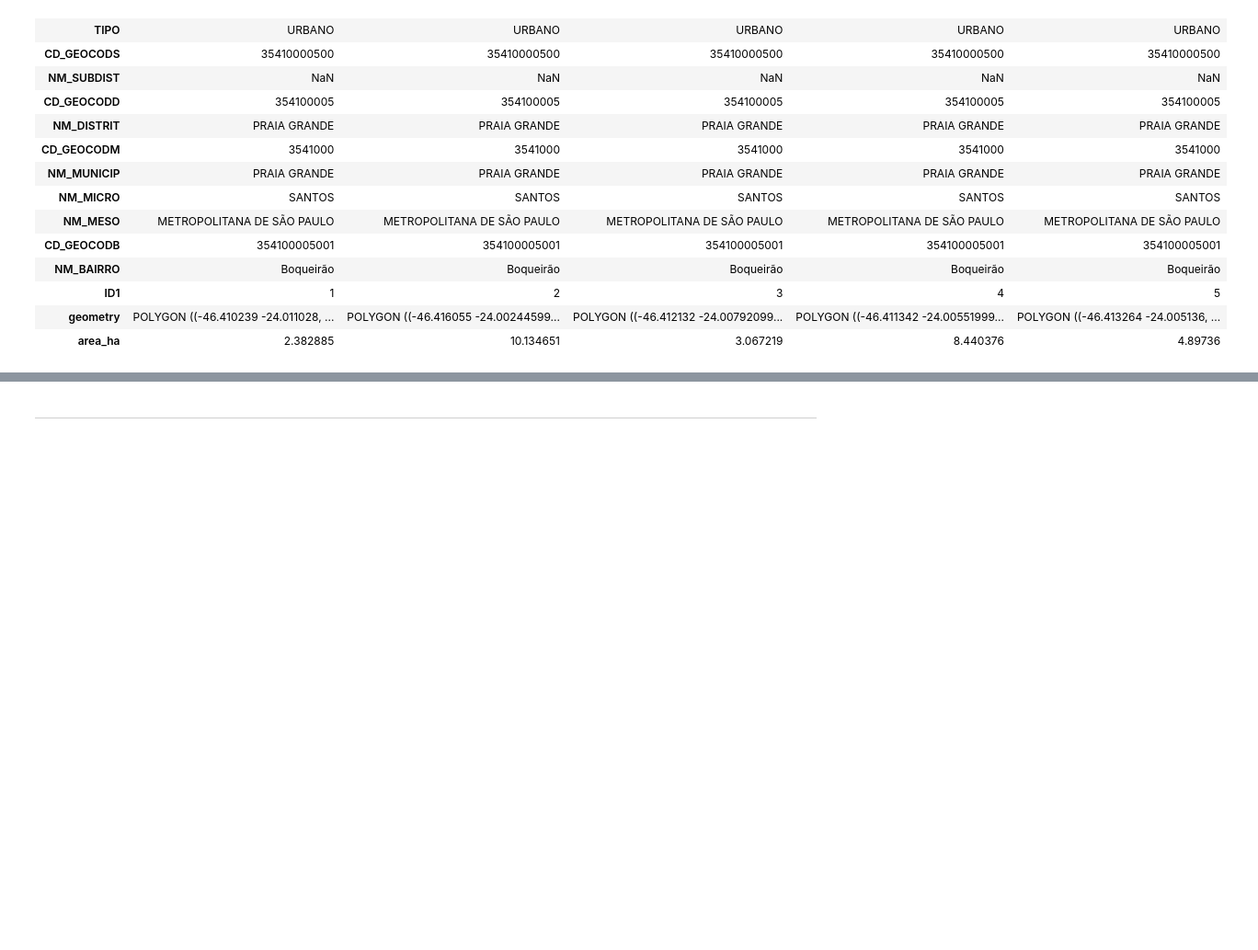
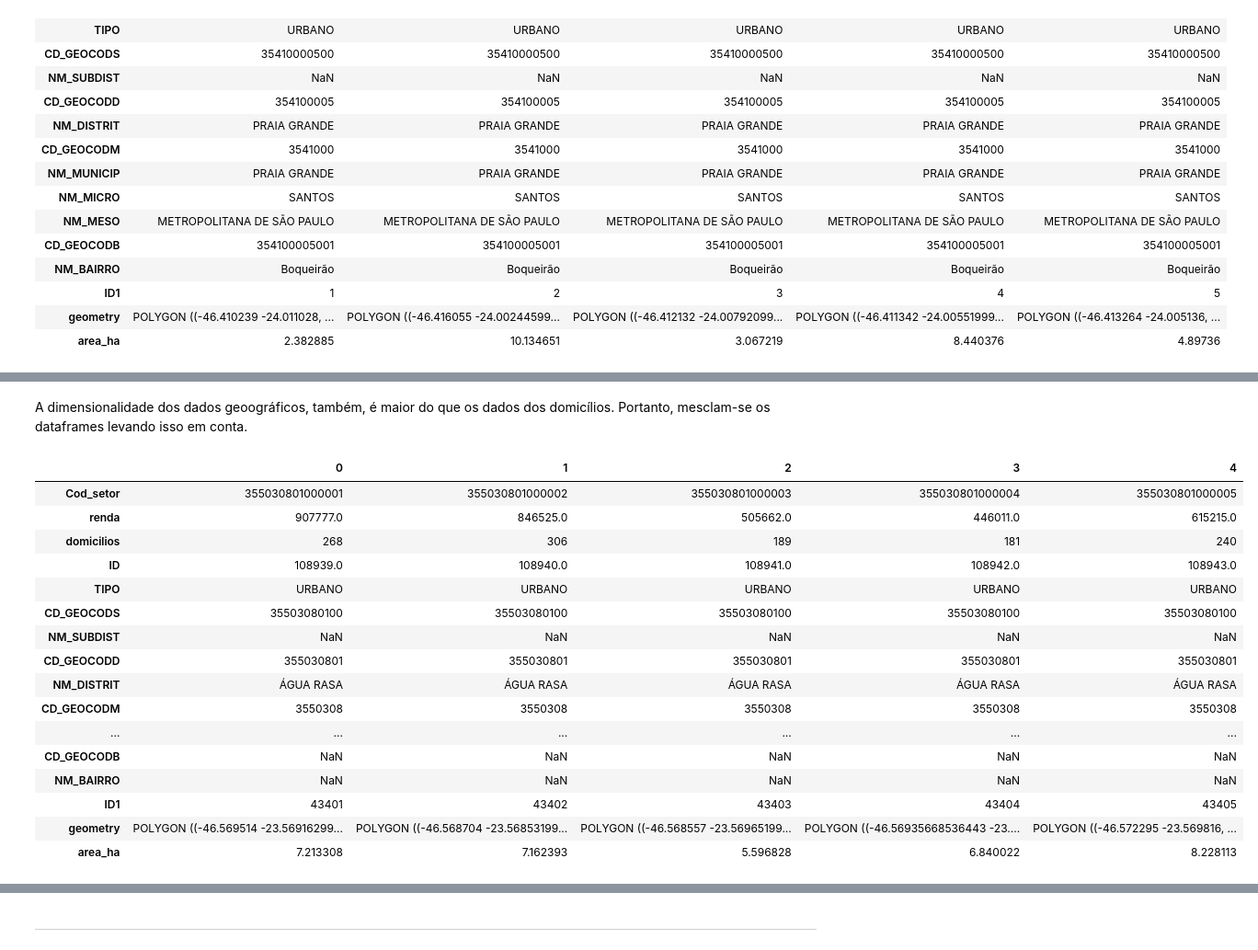
Before and after one commit to gcunharodrigues/uber, a Jupyter notebook: estudos_demograficos_setores_censitarios_v3.ipynb, the cells around one changed output, grey strips where cells are left out. Shown: that part at 92% size. Saved outputs shown, nothing was run; the diff lists cells and outputs as text; code cells hidden in the pictures; blank space fills up the shorter version.

Commit message:
Tratamento de dados finalizado

```diff
--- a/estudos_demograficos_setores_censitarios_v3.ipynb
+++ b/estudos_demograficos_setores_censitarios_v3.ipynb
@@ -863,0 +677,3 @@ Após essa análise, percebemos que todos os municípios estão com os seus bair
+# %%
+comb_earning_city = pd.concat([stg1_city_earning_cap, stg1_city_earning])
+comb_dom_city = pd.concat([stg1_city_dom_cap, stg1_city_dom])
@@ -863,0 +706,2 @@ Após essa análise, percebemos que todos os municípios estão com os seus bair
+# %%
+comb_city = pd.merge(comb_earning_city, comb_dom_city,how='left', on='Cod_setor')
@@ -863,0 +717,4 @@ Após essa análise, percebemos que todos os municípios estão com os seus bair
+# %%
+comb_city.rename(columns={'V002':'renda',
+                          'V001':'domicilios'},
+                 inplace=True)
@@ -1034,0 +945,24 @@ stg_cities_setores_censitarios['Cod_setor'] = stg_cities_setores_censitarios['Co
+# %% [markdown]
+A dimensionalidade dos dados geoográficos, também, é maior do que os dados dos domicílios. Portanto, mesclam-se os dataframes levando isso em conta.
+# %%
+comb1_cities = pd.merge(comb_city, stg_cities_setores_censitarios, how='left', on='Cod_setor')
+# %%
+comb1_cities.head().T
+# %% [output]
+|  | 0 | 1 | 2 | 3 | 4 |
+| Cod_setor | 355030801000001 | 355030801000002 | 355030801000003 | 355030801000004 | 355030801000005 |
+| renda | 907777.0 | 846525.0 | 505662.0 | 446011.0 | 615215.0 |
+| domicilios | 268 | 306 | 189 | 181 | 240 |
+| ID | 108939.0 | 108940.0 | 108941.0 | 108942.0 | 108943.0 |
+| TIPO | URBANO | URBANO | URBANO | URBANO | URBANO |
+| CD_GEOCODS | 35503080100 | 35503080100 | 35503080100 | 35503080100 | 35503080100 |
+| NM_SUBDIST | NaN | NaN | NaN | NaN | NaN |
+| CD_GEOCODD | 355030801 | 355030801 | 355030801 | 355030801 | 355030801 |
+| NM_DISTRIT | ÁGUA RASA | ÁGUA RASA | ÁGUA RASA | ÁGUA RASA | ÁGUA RASA |
+| CD_GEOCODM | 3550308 | 3550308 | 3550308 | 3550308 | 3550308 |
+| ... | ... | ... | ... | ... | ... |
+| CD_GEOCODB | NaN | NaN | NaN | NaN | NaN |
+| NM_BAIRRO | NaN | NaN | NaN | NaN | NaN |
+| ID1 | 43401 | 43402 | 43403 | 43404 | 43405 |
+| geometry | POLYGON ((-46.569514 -23.56916299... | POLYGON ((-46.568704 -23.56853199... | POLYGON ((-46.568557 -23.56965199... | POLYGON ((-46.56935668536443 -23.... | POLYGON ((-46.572295 -23.569816, ... |
+| area_ha | 7.213308 | 7.162393 | 5.596828 | 6.840022 | 8.228113 |
```
Also changed, not shown: parts of 128 cells of this notebook.
